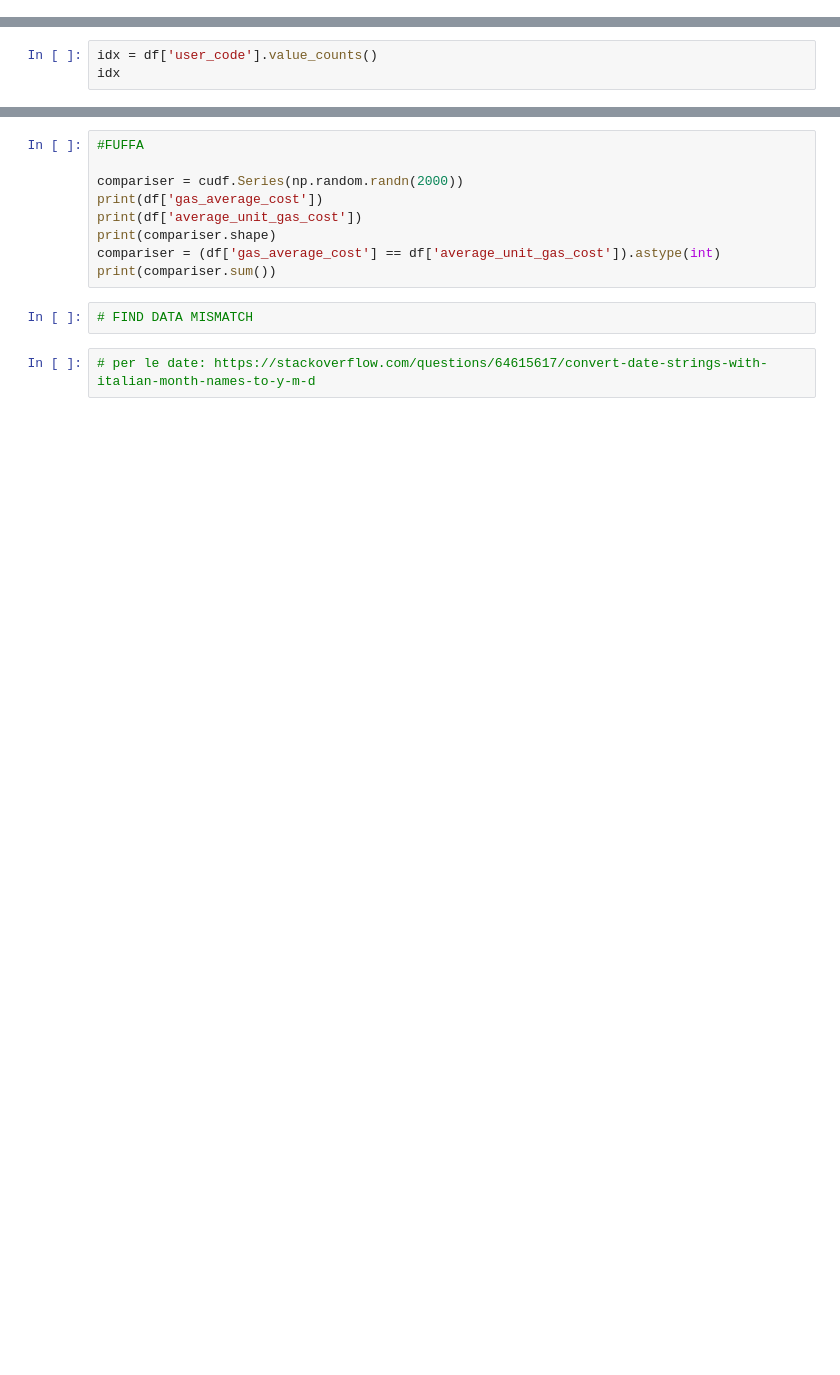
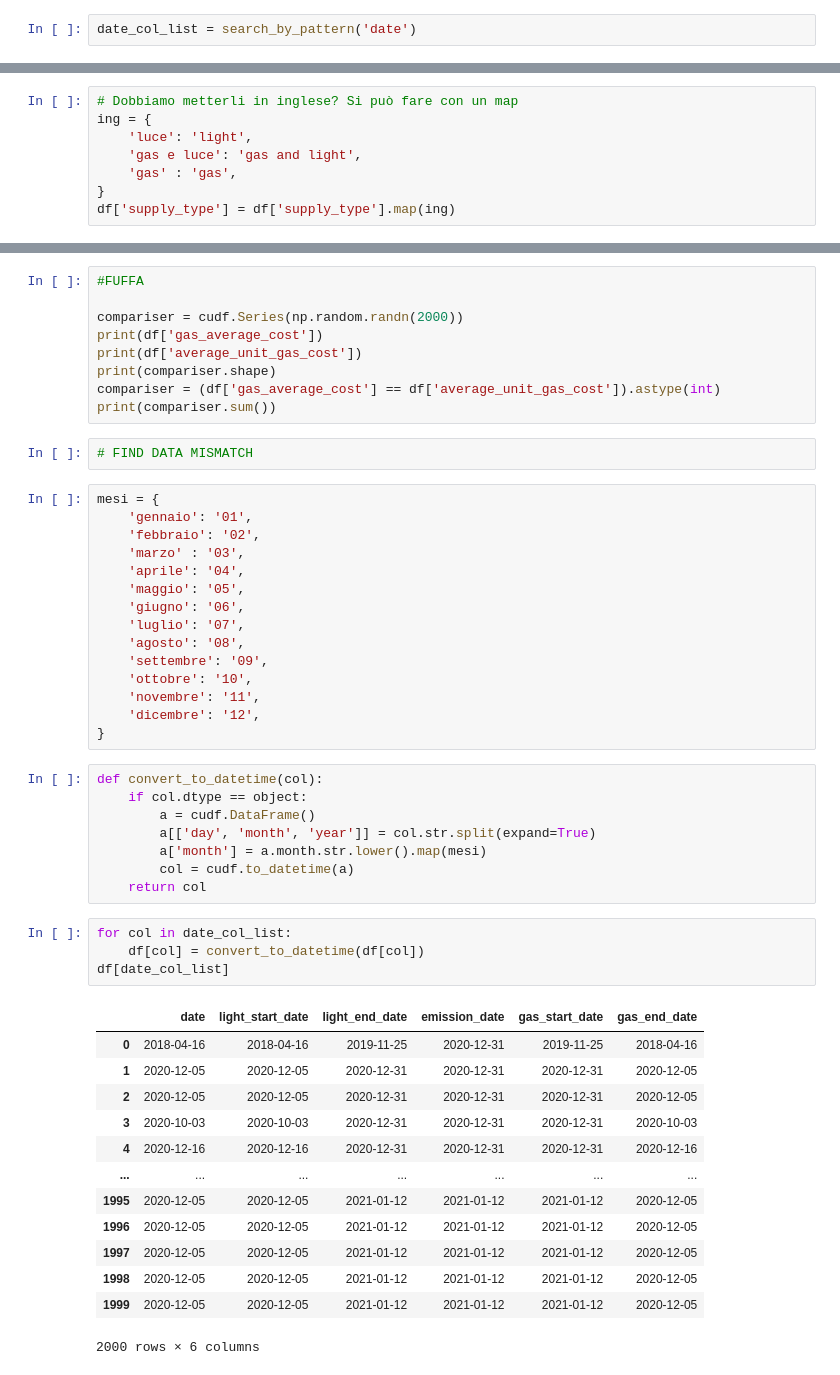
Before and after one commit to Il-Pela/BDMG-Project, a Jupyter notebook: Pelacani.ipynb, the cells around one changed output, grey strips where cells are left out. Cells and saved outputs as stored; diff of their text form; blank space fills up the shorter version.

```diff
--- a/Pelacani.ipynb
+++ b/Pelacani.ipynb
@@ -188,3 +378,5 @@ df.loc[:, itertools.compress(df.columns.tolist(), gas_list)]
+# %%
+date_col_list = search_by_pattern('date')
 # %%
 # Le date potrebbero fornirci informazioni sulla billing_frequency, o viceversa, come lo stabiliamo?
 # Cosa indica la colonna dell'emission_date??
@@ -300,3 +528,8 @@ df[df['age'] < 18]
 # %%
-idx = df['user_code'].value_counts()
-idx
+# Dobbiamo metterli in inglese? Si può fare con un map
+ing = {
+    'luce': 'light',
+    'gas e luce': 'gas and light',
+    'gas' : 'gas',
+}
+df['supply_type'] = df['supply_type'].map(ing)
@@ -334,5 +623,44 @@ compariser = (df['gas_average_cost'] == df['average_unit_gas_cost']).astype(int)
 print(compariser.sum())
 # %%
 # FIND DATA MISMATCH
-# %%
-# per le date: https://stackoverflow.com/questions/64615617/convert-date-strings-with-italian-month-names-to-y-m-d
+# %%
+mesi = {
+    'gennaio': '01',
+    'febbraio': '02',
+    'marzo' : '03',
+    'aprile': '04',
+    'maggio': '05',
+    'giugno': '06',
+    'luglio': '07',
+    'agosto': '08',
+    'settembre': '09',
+    'ottobre': '10',
+    'novembre': '11',
+    'dicembre': '12',
+}
+# %%
+def convert_to_datetime(col):
+    if col.dtype == object:
+        a = cudf.DataFrame()
+        a[['day', 'month', 'year']] = col.str.split(expand=True)
+        a['month'] = a.month.str.lower().map(mesi)
+        col = cudf.to_datetime(a)
+    return col
+# %%
+for col in date_col_list:
+    df[col] = convert_to_datetime(df[col])
+df[date_col_list]
+# %% [output]
+|  | date | light_start_date | light_end_date | emission_date | gas_start_date | gas_end_date |
+| 0 | 2018-04-16 | 2018-04-16 | 2019-11-25 | 2020-12-31 | 2019-11-25 | 2018-04-16 |
+| 1 | 2020-12-05 | 2020-12-05 | 2020-12-31 | 2020-12-31 | 2020-12-31 | 2020-12-05 |
+| 2 | 2020-12-05 | 2020-12-05 | 2020-12-31 | 2020-12-31 | 2020-12-31 | 2020-12-05 |
+| 3 | 2020-10-03 | 2020-10-03 | 2020-12-31 | 2020-12-31 | 2020-12-31 | 2020-10-03 |
+| 4 | 2020-12-16 | 2020-12-16 | 2020-12-31 | 2020-12-31 | 2020-12-31 | 2020-12-16 |
+| ... | ... | ... | ... | ... | ... | ... |
+| 1995 | 2020-12-05 | 2020-12-05 | 2021-01-12 | 2021-01-12 | 2021-01-12 | 2020-12-05 |
+| 1996 | 2020-12-05 | 2020-12-05 | 2021-01-12 | 2021-01-12 | 2021-01-12 | 2020-12-05 |
+| 1997 | 2020-12-05 | 2020-12-05 | 2021-01-12 | 2021-01-12 | 2021-01-12 | 2020-12-05 |
+| 1998 | 2020-12-05 | 2020-12-05 | 2021-01-12 | 2021-01-12 | 2021-01-12 | 2020-12-05 |
+| 1999 | 2020-12-05 | 2020-12-05 | 2021-01-12 | 2021-01-12 | 2021-01-12 | 2020-12-05 |
+2000 rows × 6 columns
```
Also changed, not shown: parts of 62 cells of this notebook.
